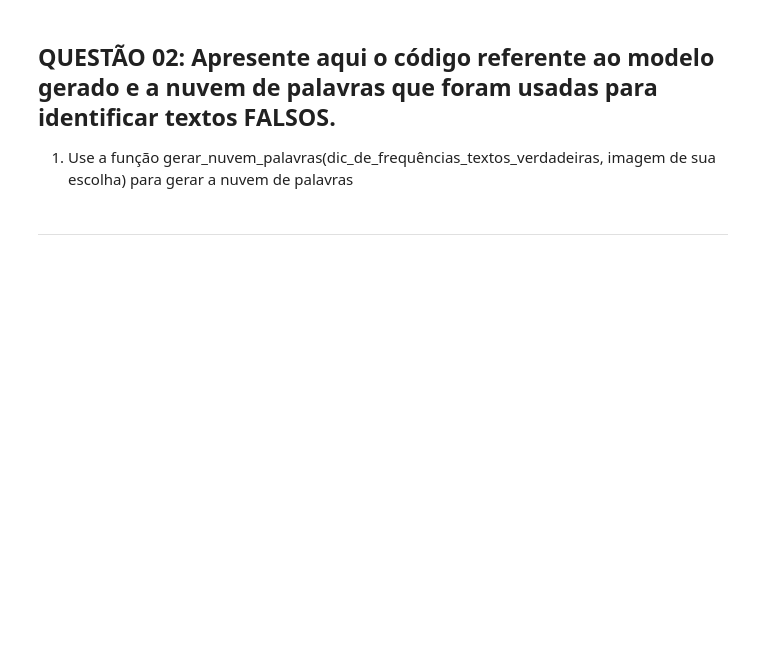
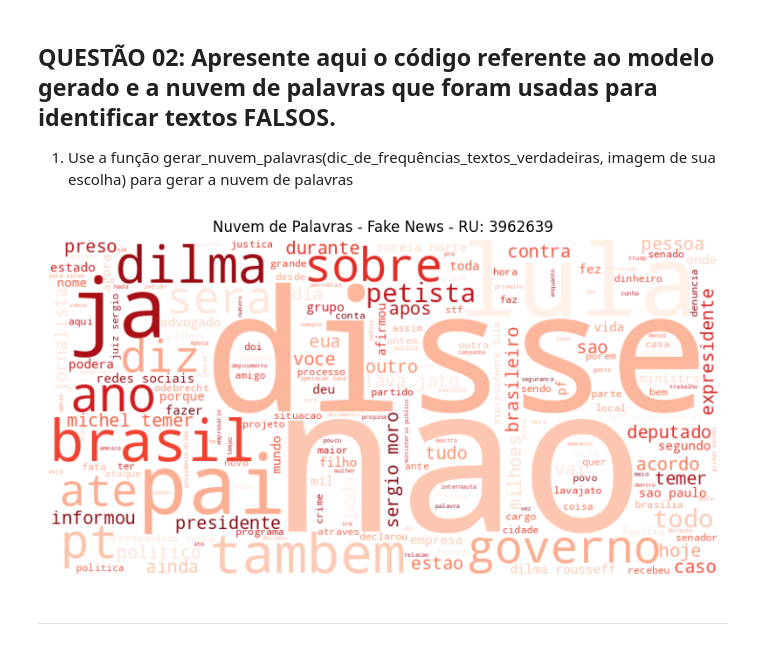
Before and after one commit to T2384Teodoro/trabalhoWEB, a Jupyter notebook: trabalho_nlp.ipynb, the cells around one changed output. Saved outputs shown, nothing was run; the diff lists cells and outputs as text; code cells hidden in the pictures; blank space fills up the shorter version.

```diff
--- a/trabalho_nlp.ipynb
+++ b/trabalho_nlp.ipynb
@@ -203,6 +236,20 @@ Acurácia do modelo: 90.50%
 ## QUESTÃO 02: Apresente aqui o código referente ao modelo gerado e a nuvem de palavras que foram usadas para identificar textos FALSOS.
 
 1. Use a função gerar_nuvem_palavras(dic_de_frequências_textos_verdadeiras, imagem de sua escolha) para gerar a nuvem de palavras
+# %%
+# Função para gerar nuvem de palavras
+def generate_wordcloud(text, title, color):
+    wordcloud = WordCloud(width=800, height=400, background_color='white', colormap=color).generate(' '.join(text))
+    plt.figure(figsize=(10, 5))
+    plt.imshow(wordcloud, interpolation='bilinear')
+    plt.axis("off")
+    plt.title(title + " - RU: 3962639")
+    plt.show()
+
+# Gerando as nuvens de palavras
+generate_wordcloud(df[df["label"] == "FAKE"]["clean_text"], "Nuvem de Palavras - Fake News", "Reds")
+# %% [output]
+[figure, added]
 # %% [markdown]
 ---
 # %% [markdown]
```
Also changed, not shown: parts of 2 cells of this notebook.
